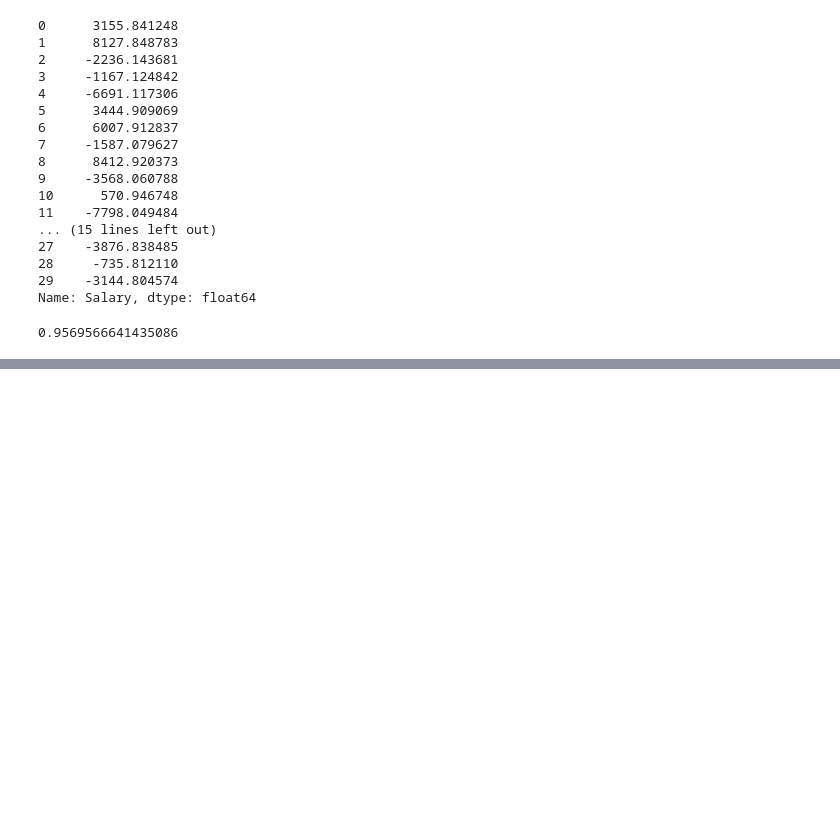
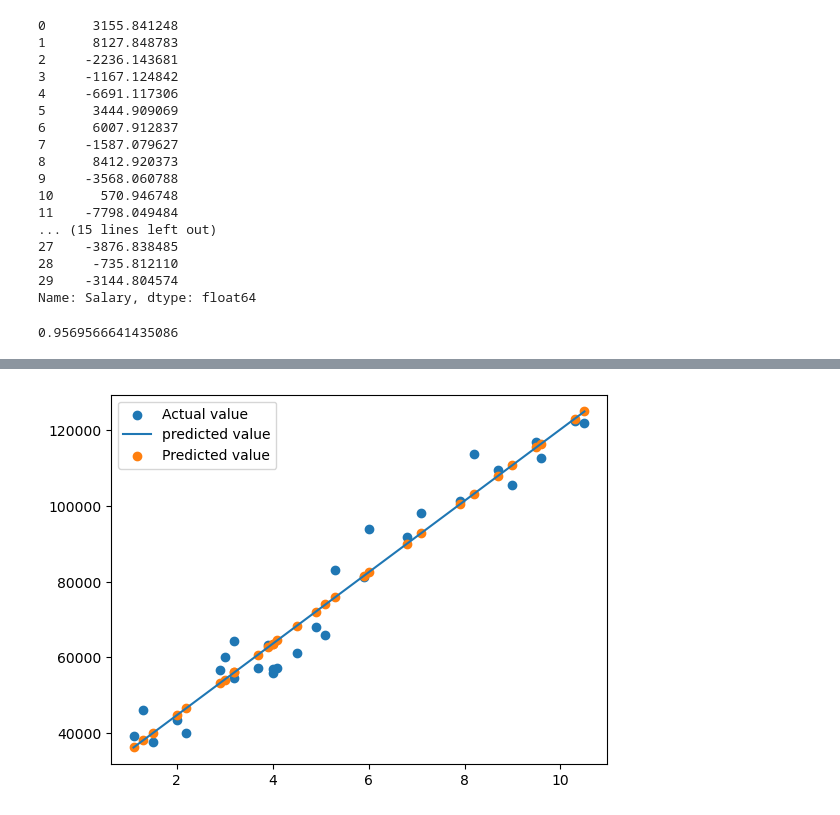
Before and after one commit to CodeWithAkash/python-class-notes, a Jupyter notebook: linearReg.ipynb, the cells around one changed output, grey strips where cells are left out. Drawn from its saved outputs; the diff is of its cells as text; code cells hidden in the pictures; blank space fills up the shorter version.

```diff
--- a/linearReg.ipynb
+++ b/linearReg.ipynb
@@ -148,0 +163,8 @@ r2_score(y,y_pred)
+# %%
+plt.scatter(x,y, label='Actual value')
+plt.plot(x,y_pred, label='predicted value')
+plt.scatter(x,y_pred, label='Predicted value')
+plt.legend()
+plt.show()
+# %% [output]
+[figure, added]
```
Also changed, not shown: parts of 3 cells of this notebook, 1 other file.
